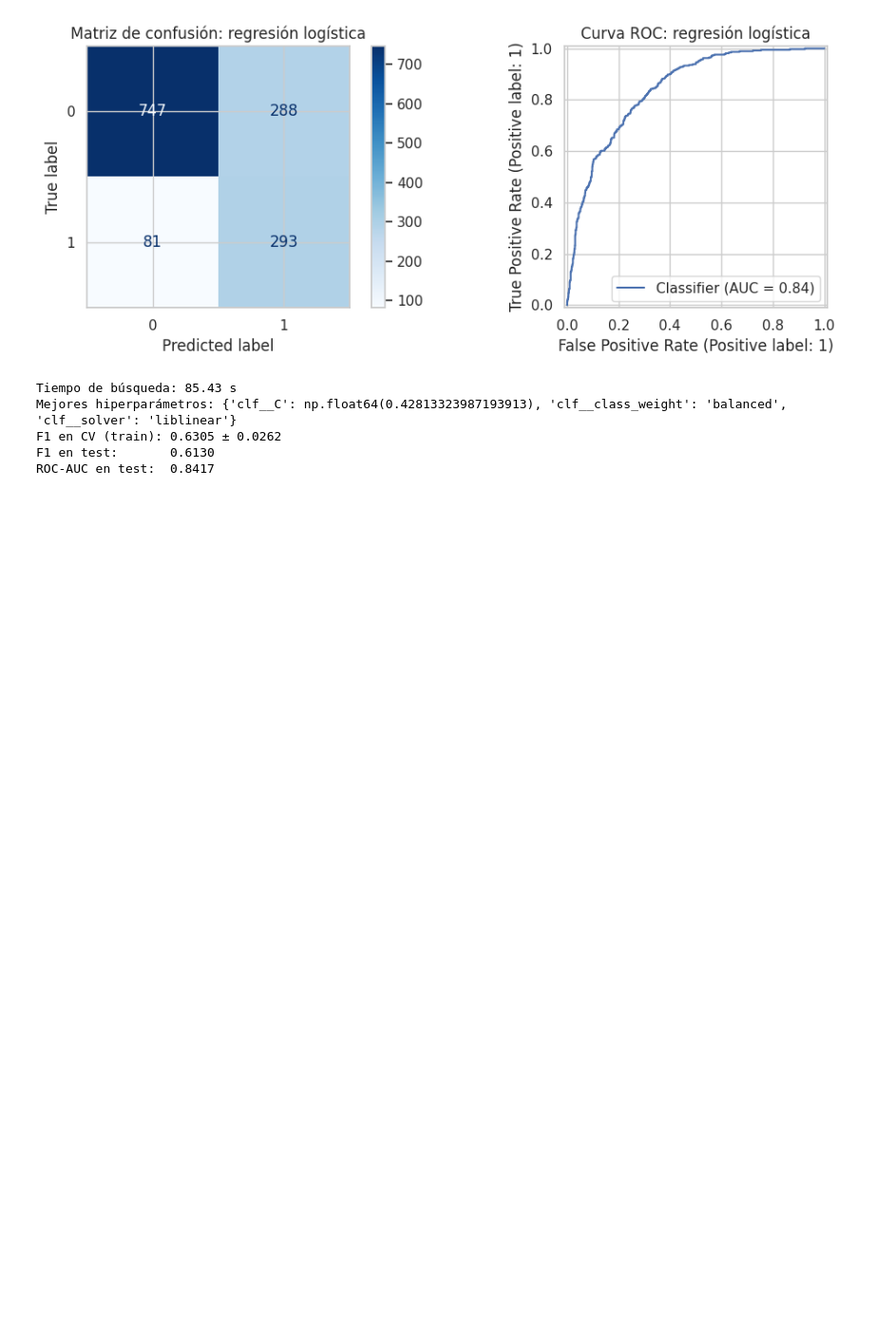
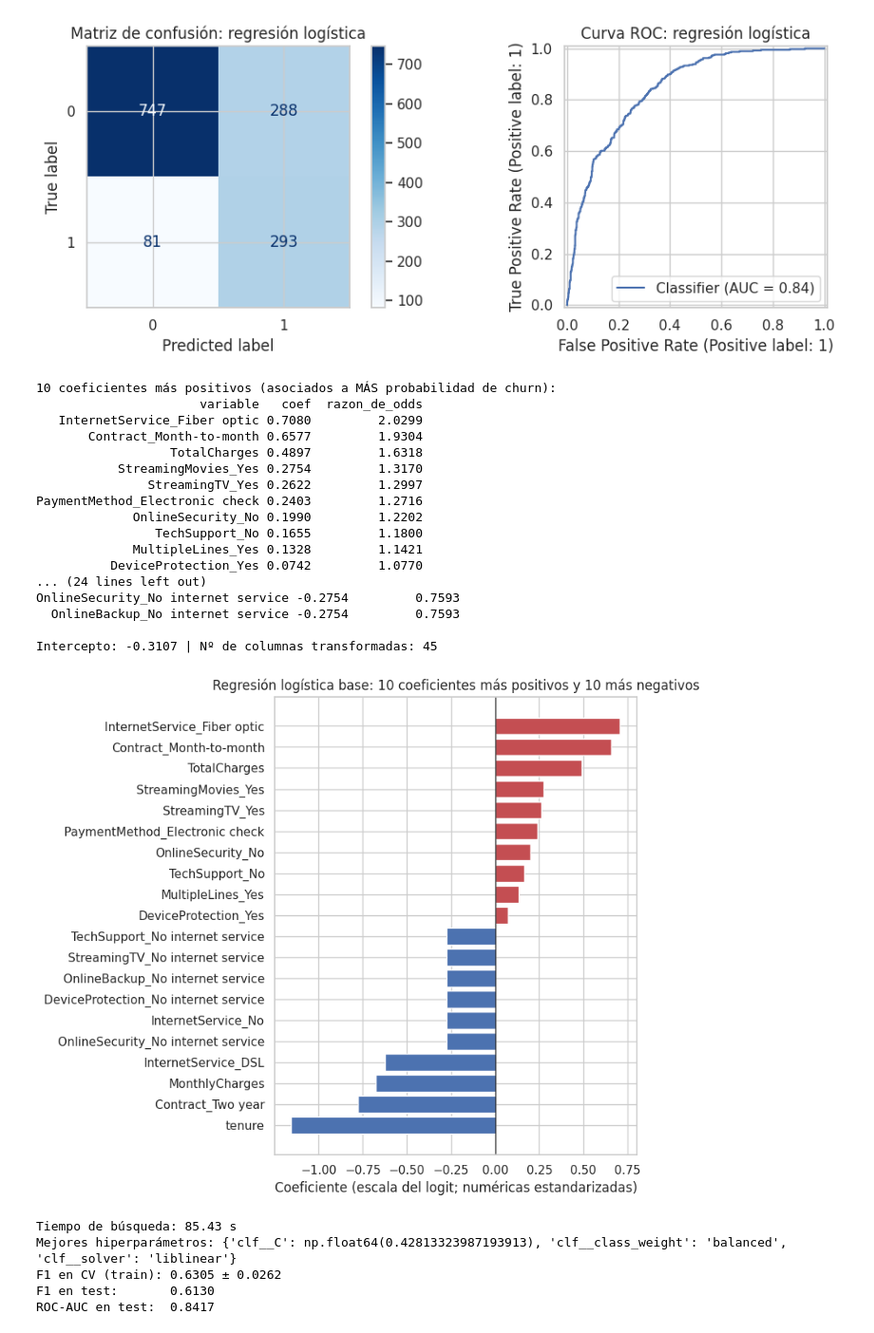
Before and after one commit to BryamAA/ciencia-de-datos, a Jupyter notebook: notebooks/01_pycaret_vs_regresion_logistica.ipynb, the cells around one changed output. Shown at 95% size. Saved outputs shown, nothing was run; the diff lists cells and outputs as text; code cells hidden in the pictures; blank space fills up the shorter version.

Commit message:
feat(notebook): coeficientes de la regresión, contraste con PyCaret y EDA, y versiones de librerías

```diff
--- a/notebooks/01_pycaret_vs_regresion_logistica.ipynb
+++ b/notebooks/01_pycaret_vs_regresion_logistica.ipynb
@@ -477,6 +552,66 @@ plt.tight_layout()
 plt.show()
 # %% [output]
 [figure]
+# %%
+# Requiere: modelo_lr (Pipeline ya entrenado en la sección 4, con pasos "prep" y "clf")
+import numpy as np
+import pandas as pd
+import matplotlib.pyplot as plt
+
+prep = modelo_lr.named_steps["prep"]
+clf = modelo_lr.named_steps["clf"]
+
+nombres = prep.get_feature_names_out()                       # p. ej. "num__tenure", "cat__Contract_One year"
+nombres = pd.Series(nombres).str.replace(r"^(num|cat)__", "", regex=True).to_numpy()
+coefs = clf.coef_[0]                                         # un coeficiente por columna transformada
+assert len(nombres) == len(coefs)
+
+df_coef = pd.DataFrame({"variable": nombres, "coef": coefs})
+df_coef["razon_de_odds"] = np.exp(df_coef["coef"])           # exp(coef): cambio multiplicativo en los odds de churn
+df_coef["abs_coef"] = df_coef["coef"].abs()
+
+top_pos = df_coef.nlargest(10, "coef")
+top_neg = df_coef.nsmallest(10, "coef")
+top_abs = df_coef.nlargest(10, "abs_coef")                   # mismo criterio que el gráfico de PyCaret (valor absoluto)
+
+cols = ["variable", "coef", "razon_de_odds"]
+print("10 coeficientes más positivos (asociados a MÁS probabilidad de churn):")
+print(top_pos[cols].round(4).to_string(index=False))
+print("\n10 coeficientes más negativos (asociados a MENOS probabilidad de churn):")
+print(top_neg[cols].round(4).to_string(index=False))
+print("\n10 mayores en valor absoluto (para comparar con PyCaret):")
+print(top_abs[cols].round(4).to_string(index=False))
+print("\nIntercepto:", round(float(clf.intercept_[0]), 4), "| Nº de columnas transformadas:", len(df_coef))
+
+# Gráfico de barras: 10 positivos arriba, 10 negativos abajo
+graf = pd.concat([top_pos, top_neg]).sort_values("coef")
+colores = np.where(graf["coef"] > 0, "#C44E52", "#4C72B0")
+fig, ax = plt.subplots(figsize=(8, 7))
+ax.barh(graf["variable"], graf["coef"], color=colores)
+ax.axvline(0, color="black", lw=0.8)
+ax.set_xlabel("Coeficiente (escala del logit; numéricas estandarizadas)")
+ax.set_title("Regresión logística base: 10 coeficientes más positivos y 10 más negativos")
+plt.tight_layout()
+plt.show()
+# %% [output]
+10 coeficientes más positivos (asociados a MÁS probabilidad de churn):
+                      variable   coef  razon_de_odds
+   InternetService_Fiber optic 0.7080         2.0299
+       Contract_Month-to-month 0.6577         1.9304
+                  TotalCharges 0.4897         1.6318
+           StreamingMovies_Yes 0.2754         1.3170
+               StreamingTV_Yes 0.2622         1.2997
+PaymentMethod_Electronic check 0.2403         1.2716
+             OnlineSecurity_No 0.1990         1.2202
+                TechSupport_No 0.1655         1.1800
+             MultipleLines_Yes 0.1328         1.1421
+          DeviceProtection_Yes 0.0742         1.0770
+... (24 lines left out)
+OnlineSecurity_No internet service -0.2754         0.7593
+  OnlineBackup_No internet service -0.2754         0.7593
+
+Intercepto: -0.3107 | Nº de columnas transformadas: 45
+[figure, added]
 # %%
 from sklearn.model_selection import StratifiedKFold, GridSearchCV
 from sklearn.metrics import f1_score, roc_auc_score
```
Also changed, not shown: parts of 6 cells of this notebook.
